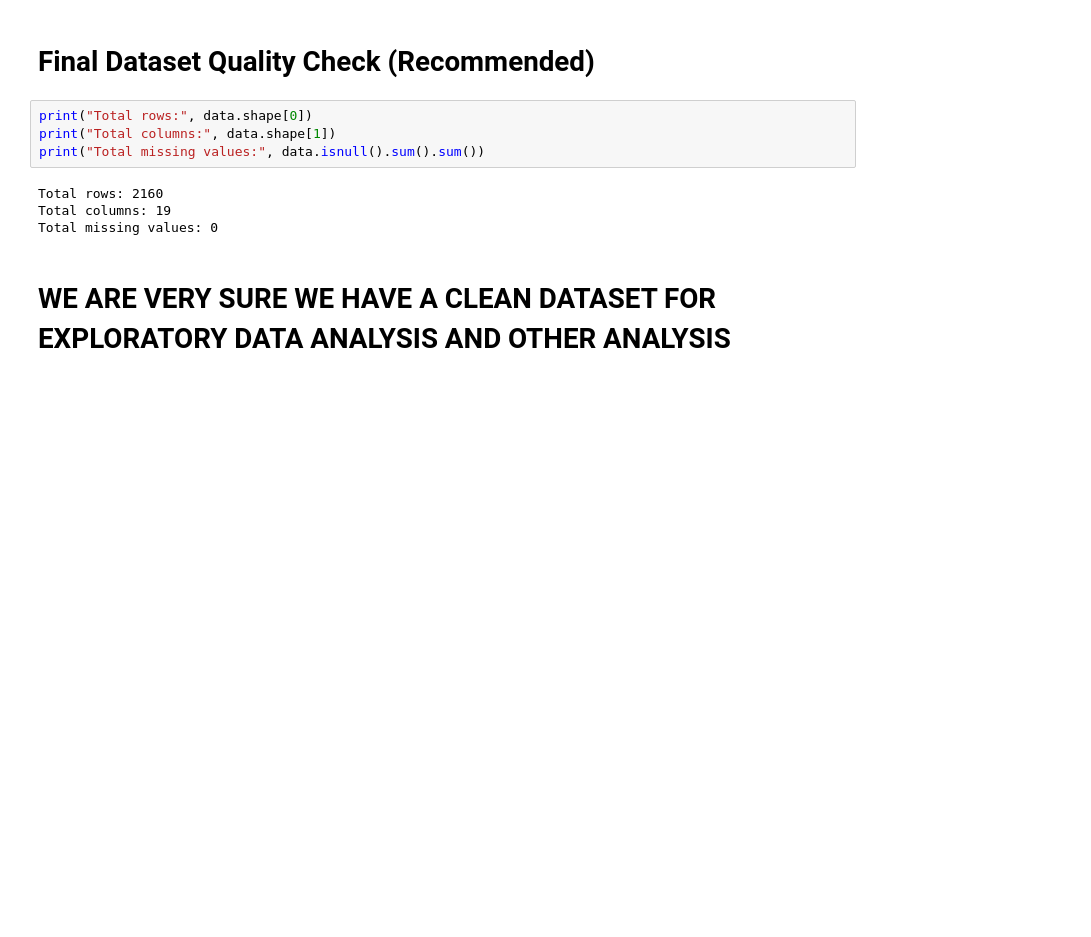
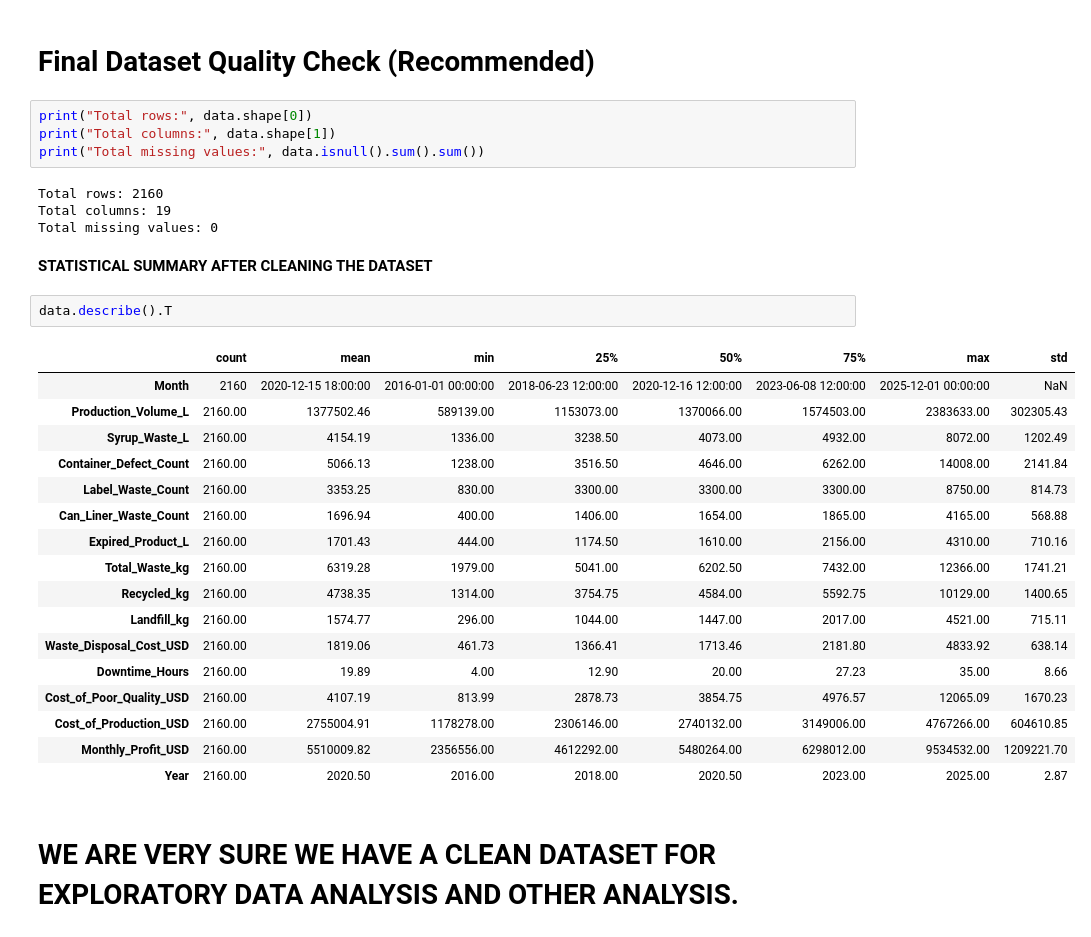
Before and after one commit to romeofopa/DA-Projects, a Jupyter notebook: Waste_Reduction_Operational_Efficiency_And_Predictive_Maintenance_In_Beverage_Company.ipynb, the cells around one changed output. Saved outputs shown, nothing was run; the diff lists cells and outputs as text; blank space fills up the shorter version.

```diff
--- a/Waste_Reduction_Operational_Efficiency_And_Predictive_Maintenance_In_Beverage_Company.ipynb
+++ b/Waste_Reduction_Operational_Efficiency_And_Predictive_Maintenance_In_Beverage_Company.ipynb
@@ -485,5 +485,27 @@ print("Total missing values:", data.isnull().sum().sum())
 Total rows: 2160
 Total columns: 19
 Total missing values: 0
+# %% [markdown]
+**STATISTICAL SUMMARY AFTER CLEANING THE DATASET**
+# %%
+data.describe().T
+# %% [output]
+|  | count | mean | min | 25% | 50% | 75% | max | std |
+| Month | 2160 | 2020-12-15 18:00:00 | 2016-01-01 00:00:00 | 2018-06-23 12:00:00 | 2020-12-16 12:00:00 | 2023-06-08 12:00:00 | 2025-12-01 00:00:00 | NaN |
+| Production_Volume_L | 2160.00 | 1377502.46 | 589139.00 | 1153073.00 | 1370066.00 | 1574503.00 | 2383633.00 | 302305.43 |
+| Syrup_Waste_L | 2160.00 | 4154.19 | 1336.00 | 3238.50 | 4073.00 | 4932.00 | 8072.00 | 1202.49 |
+| Container_Defect_Count | 2160.00 | 5066.13 | 1238.00 | 3516.50 | 4646.00 | 6262.00 | 14008.00 | 2141.84 |
+| Label_Waste_Count | 2160.00 | 3353.25 | 830.00 | 3300.00 | 3300.00 | 3300.00 | 8750.00 | 814.73 |
+| Can_Liner_Waste_Count | 2160.00 | 1696.94 | 400.00 | 1406.00 | 1654.00 | 1865.00 | 4165.00 | 568.88 |
+| Expired_Product_L | 2160.00 | 1701.43 | 444.00 | 1174.50 | 1610.00 | 2156.00 | 4310.00 | 710.16 |
+| Total_Waste_kg | 2160.00 | 6319.28 | 1979.00 | 5041.00 | 6202.50 | 7432.00 | 12366.00 | 1741.21 |
+| Recycled_kg | 2160.00 | 4738.35 | 1314.00 | 3754.75 | 4584.00 | 5592.75 | 10129.00 | 1400.65 |
+| Landfill_kg | 2160.00 | 1574.77 | 296.00 | 1044.00 | 1447.00 | 2017.00 | 4521.00 | 715.11 |
+| Waste_Disposal_Cost_USD | 2160.00 | 1819.06 | 461.73 | 1366.41 | 1713.46 | 2181.80 | 4833.92 | 638.14 |
+| Downtime_Hours | 2160.00 | 19.89 | 4.00 | 12.90 | 20.00 | 27.23 | 35.00 | 8.66 |
+| Cost_of_Poor_Quality_USD | 2160.00 | 4107.19 | 813.99 | 2878.73 | 3854.75 | 4976.57 | 12065.09 | 1670.23 |
+| Cost_of_Production_USD | 2160.00 | 2755004.91 | 1178278.00 | 2306146.00 | 2740132.00 | 3149006.00 | 4767266.00 | 604610.85 |
+| Monthly_Profit_USD | 2160.00 | 5510009.82 | 2356556.00 | 4612292.00 | 5480264.00 | 6298012.00 | 9534532.00 | 1209221.70 |
+| Year | 2160.00 | 2020.50 | 2016.00 | 2018.00 | 2020.50 | 2023.00 | 2025.00 | 2.87 |
 # %% [markdown]
-# WE ARE VERY SURE WE HAVE A CLEAN DATASET FOR EXPLORATORY DATA ANALYSIS AND OTHER ANALYSIS
+# WE ARE VERY SURE WE HAVE A CLEAN DATASET FOR EXPLORATORY DATA ANALYSIS AND OTHER ANALYSIS.
```
Also changed, not shown: parts of 1 cell of this notebook.
